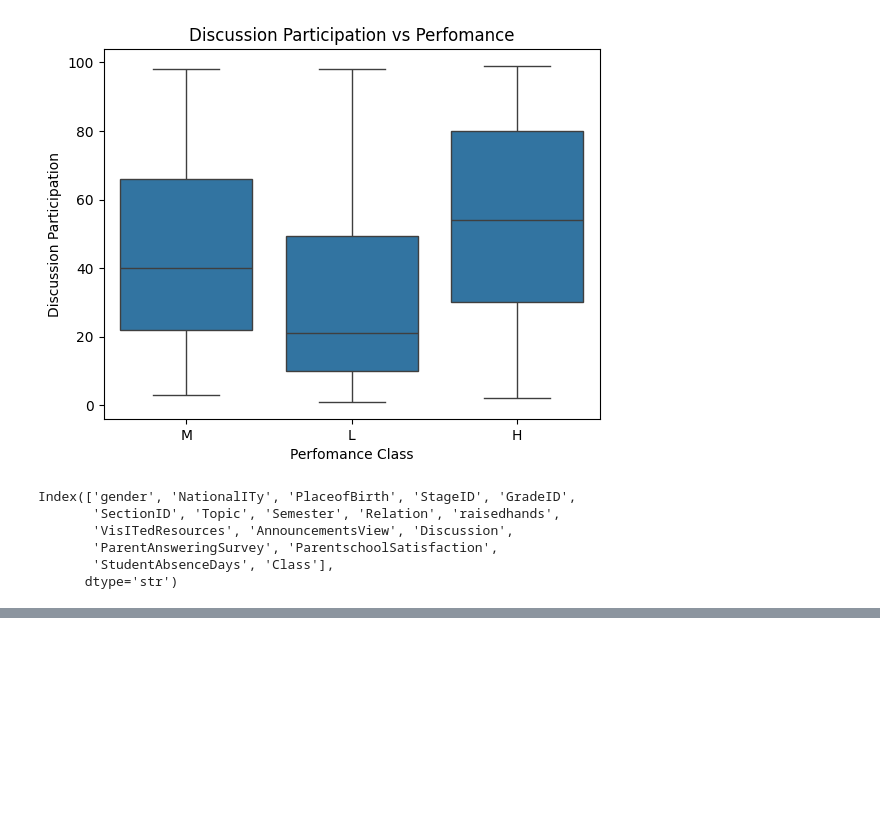
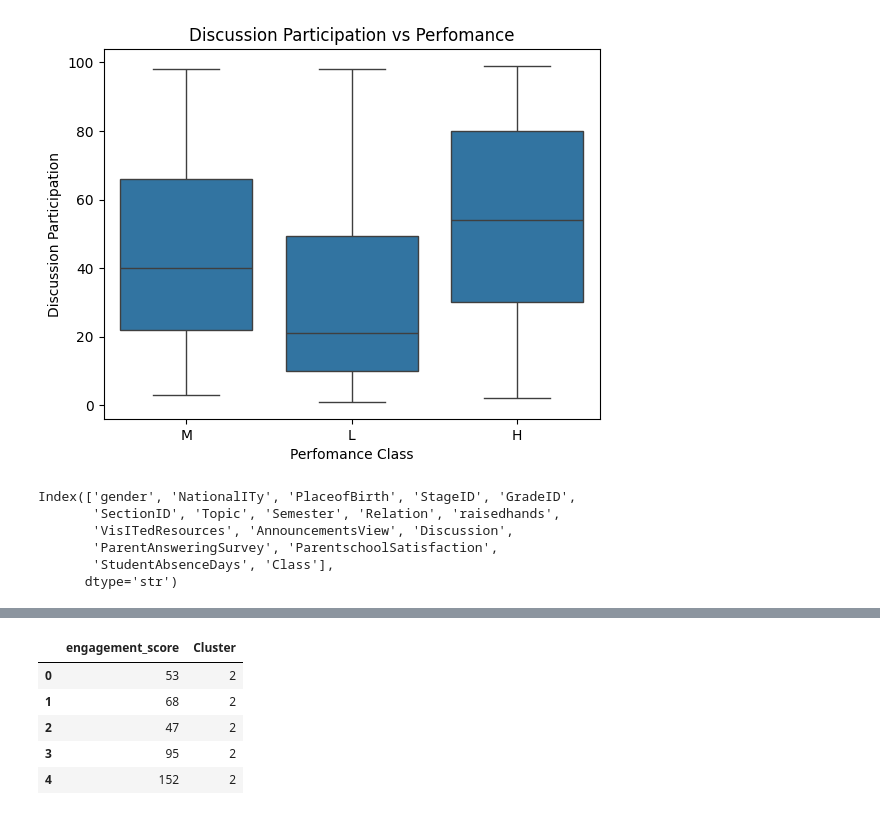
Before and after one commit to Codedby-AC/School, a Jupyter notebook: ml_moodels/train_models.ipynb, the cells around one changed output, grey strips where cells are left out. Saved outputs shown, nothing was run; the diff lists cells and outputs as text; code cells hidden in the pictures; blank space fills up the shorter version.

```diff
--- a/ml_moodels/train_models.ipynb
+++ b/ml_moodels/train_models.ipynb
@@ -151,0 +236,9 @@ data[]
+# %%
+data[['engagement_score','Cluster']].head()
+# %% [output]
+|  | engagement_score | Cluster |
+| 0 | 53 | 2 |
+| 1 | 68 | 2 |
+| 2 | 47 | 2 |
+| 3 | 95 | 2 |
+| 4 | 152 | 2 |
```
Also changed, not shown: parts of 17 cells of this notebook, 4 other files.
